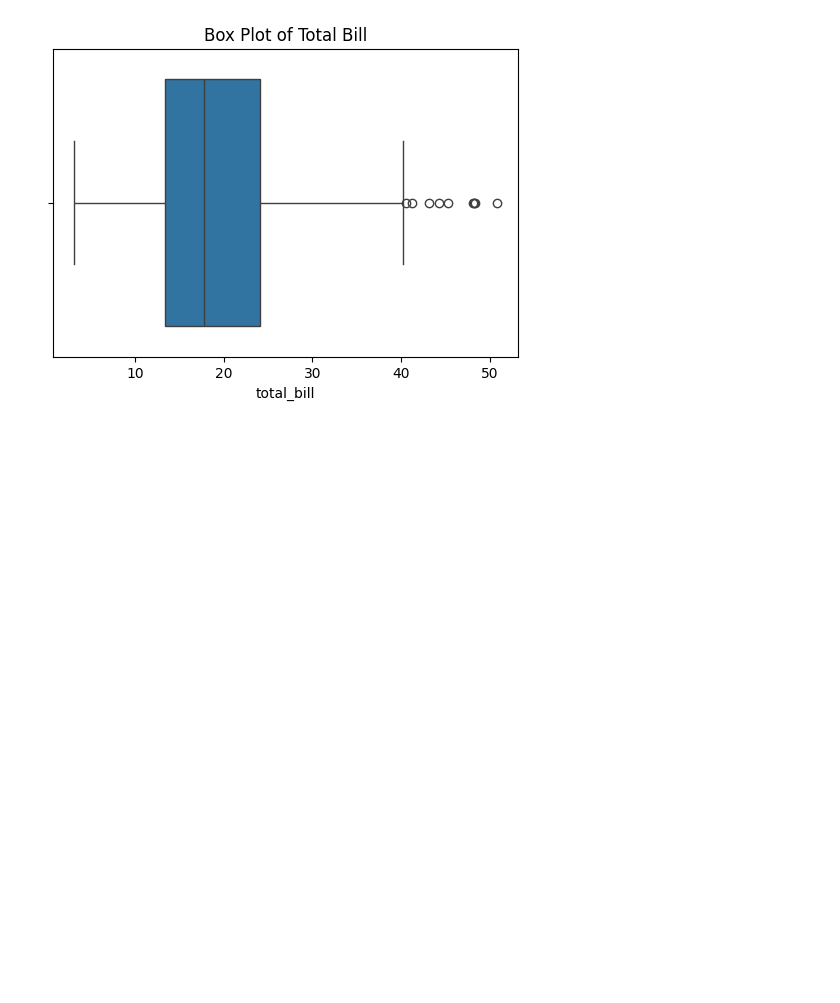
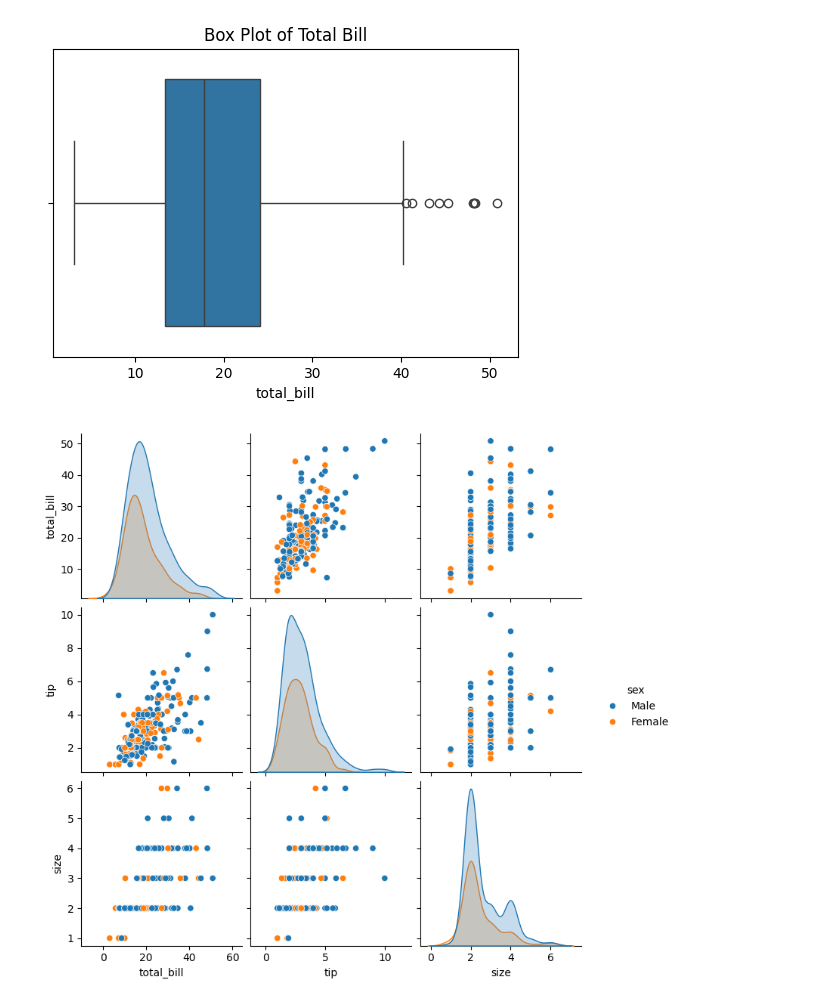
Before and after one commit to Priya-dharshini2006/data-science-data-visualization-, a Jupyter notebook: Untitled3.ipynb, the cells around one changed output. Drawn from its saved outputs; the diff is of its cells as text; code cells hidden in the pictures; blank space fills up the shorter version.

```diff
--- a/Untitled3.ipynb
+++ b/Untitled3.ipynb
@@ -52,3 +52,8 @@ plt.title("Box Plot of Total Bill")
 plt.show()
 # %% [output]
 [figure]
+# %%
+  sns.pairplot(tips,hue='sex')
+  plt.show()
+# %% [output]
+[figure, added]
```
